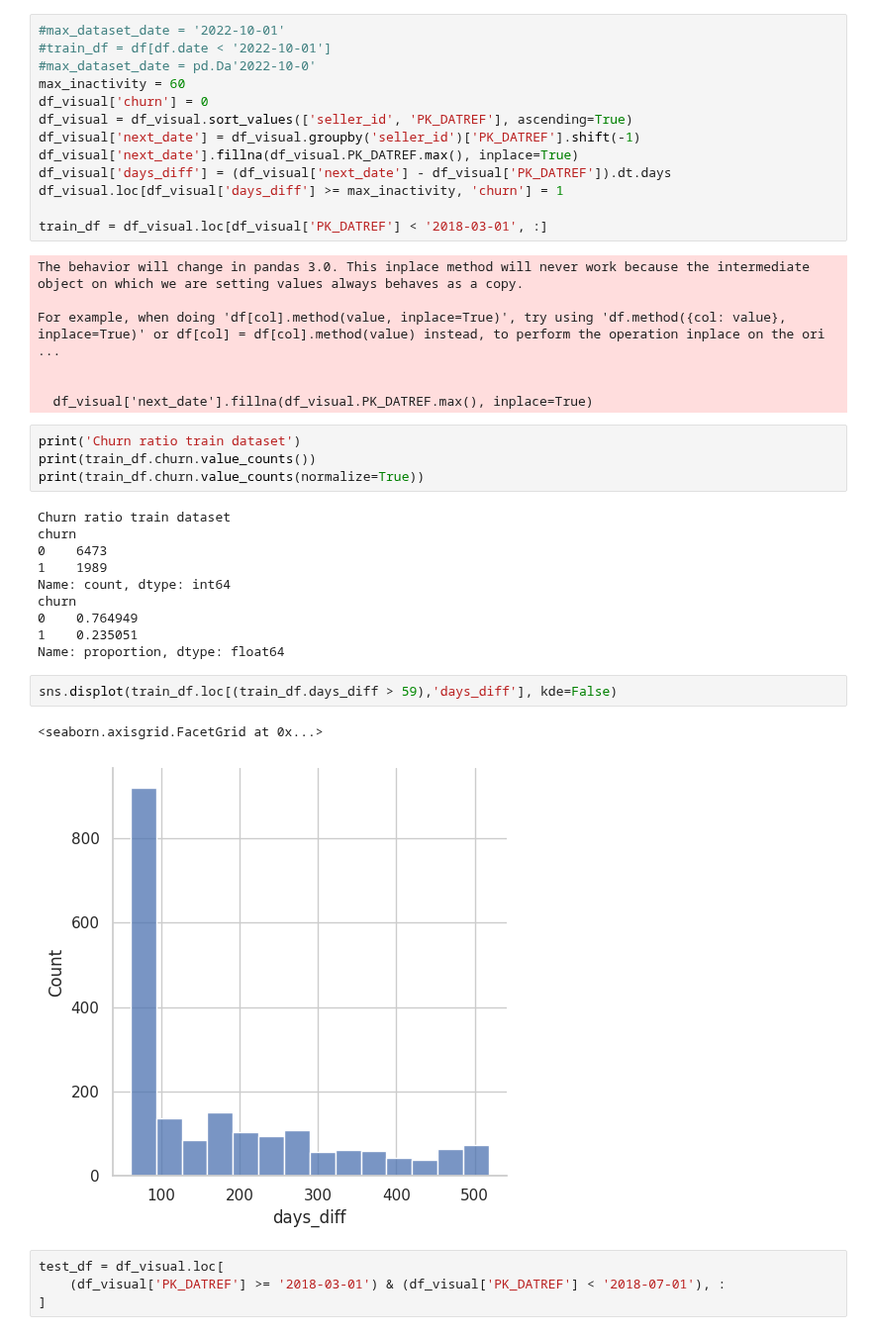
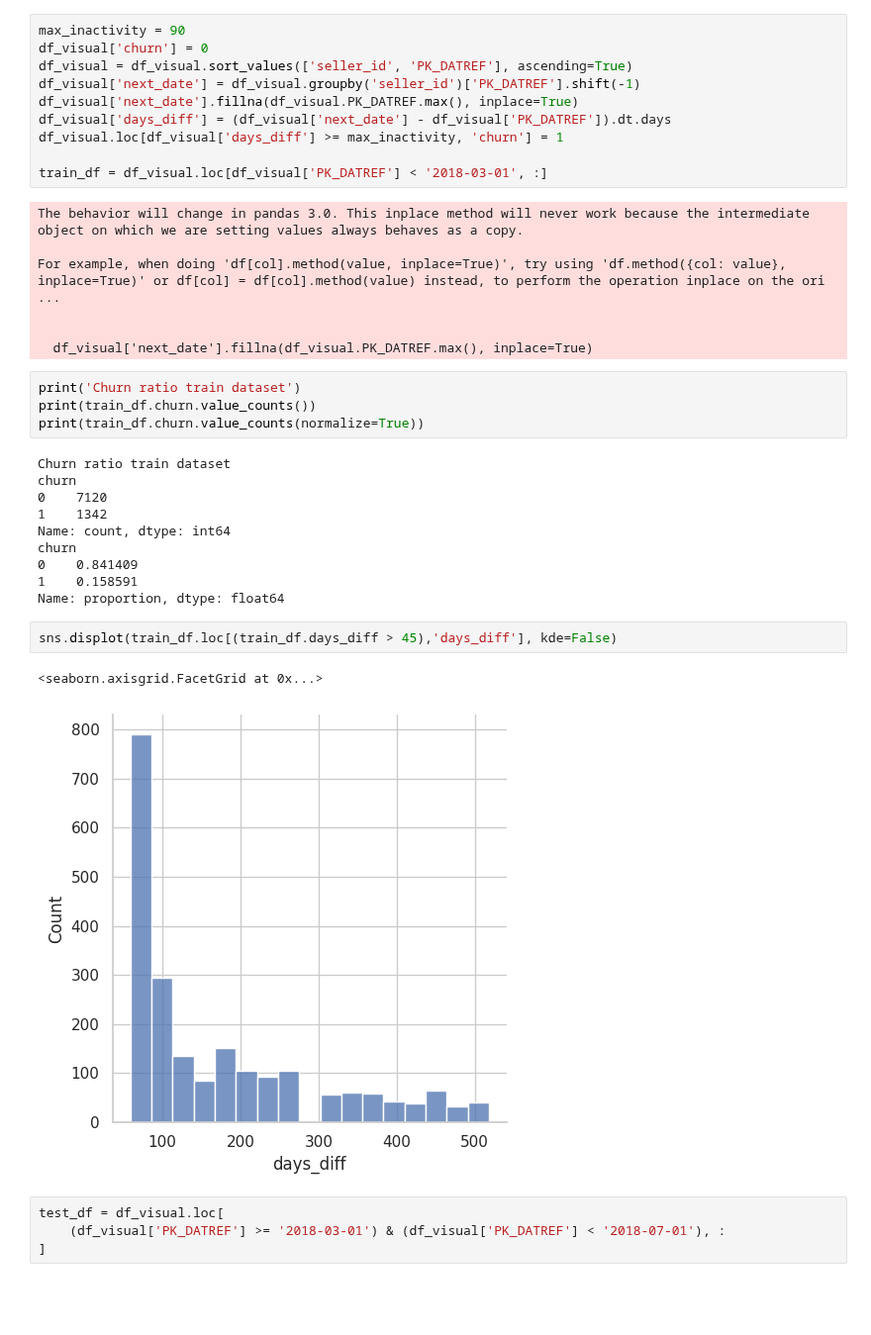
Before and after one commit to jeanlr/olist-model-churn-sellers, a Jupyter notebook: notebooks/02-create-target.ipynb, the cells around one changed output. Shown at 99% size. Cells and saved outputs as stored; diff of their text form; blank space fills up the shorter version.

```diff
--- a/notebooks/02-create-target.ipynb
+++ b/notebooks/02-create-target.ipynb
@@ -103,10 +103,7 @@ df_visual.head()
 | 4 | 01cf7e3d21494c41fb86034f2e714fa1 | 2017-03-01 | 2710.73 | 117.86 | 227.90 | 75.53 | 27.0 | ... |
 5 rows × 108 columns
 # %%
-#max_dataset_date = '2022-10-01'
-#train_df = df[df.date < '2022-10-01']
-#max_dataset_date = pd.Da'2022-10-0'
-max_inactivity = 60
+max_inactivity = 90
 df_visual['churn'] = 0
 df_visual = df_visual.sort_values(['seller_id', 'PK_DATREF'], ascending=True)
 df_visual['next_date'] = df_visual.groupby('seller_id')['PK_DATREF'].shift(-1)
@@ -129,18 +126,18 @@ print(train_df.churn.value_counts(normalize=True))
 # %% [output]
 Churn ratio train dataset
 churn
-0    6473
-1    1989
+0    7120
+1    1342
 Name: count, dtype: int64
 churn
-0    0.764949
-1    0.235051
+0    0.841409
+1    0.158591
 Name: proportion, dtype: float64
 # %%
-sns.displot(train_df.loc[(train_df.days_diff > 59),'days_diff'], kde=False)
+sns.displot(train_df.loc[(train_df.days_diff > 45),'days_diff'], kde=False)
 # %% [output]
 <seaborn.axisgrid.FacetGrid at 0x...>
-[figure, old version]
+[figure, new version]
 # %%
 test_df = df_visual.loc[
     (df_visual['PK_DATREF'] >= '2018-03-01') & (df_visual['PK_DATREF'] < '2018-07-01'), :
```
Also changed, not shown: parts of 1 cell of this notebook.
